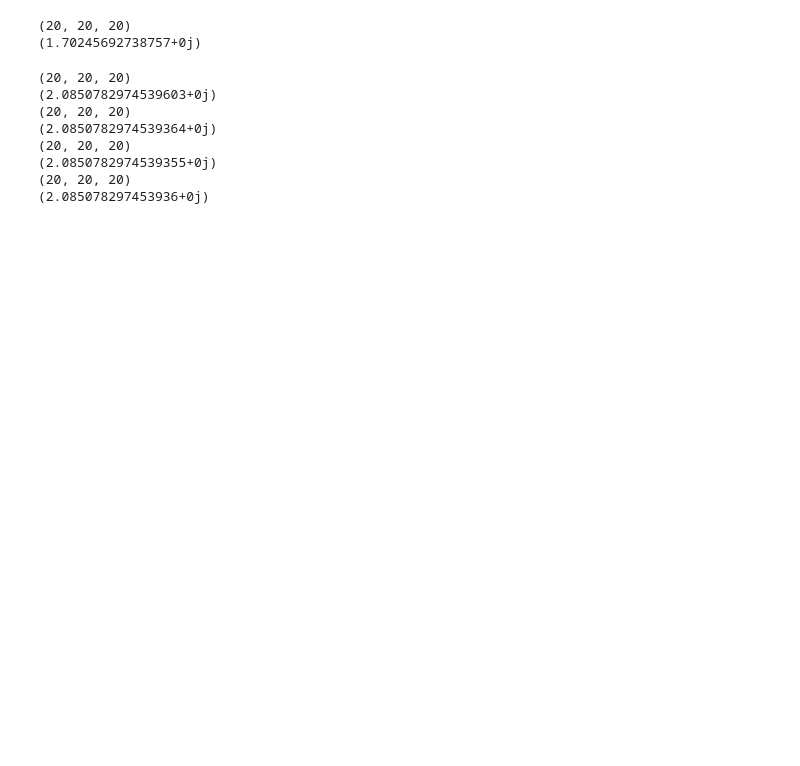
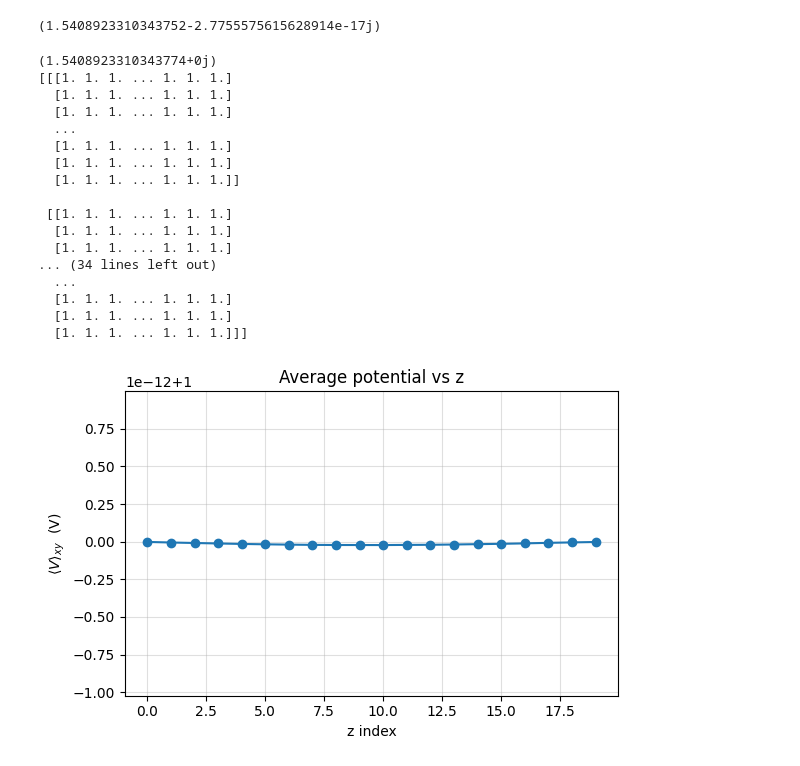
Before and after one commit to nandandiwan/transistorNEGF, a Jupyter notebook: src/tight_binding/selfConsistent.ipynb, the cells around one changed output. Cells and saved outputs as stored; diff of their text form; code cells hidden in the pictures; blank space fills up the shorter version.

```diff
--- a/src/tight_binding/selfConsistent.ipynb
+++ b/src/tight_binding/selfConsistent.ipynb
@@ -166,33 +221,57 @@ def solvePoisson(rho_data, Vg):
 # %%
-TB = TightBindingHamiltonian(4)
+TB = TightBindingHamiltonian(6)
 a = 1.0
 G  = np.array([0, 0])
 K  = np.array([1/2, 1/2])
 W  =np.array([-1,0])
 
 # plot
 plotter = plotter(TB)
-plotter.build_k_path([W, G, K], points_per_segment=200)
+potPlotter = PotPlotter(TB)
 
 
 unitCell = TB.unitCell
 unitCell.setGrid(10,10,20)
-for i in range(5):
+oldCBM = 100
+
+
+for i in range(10):
     cbmEv,cbmVec, vbmEV,vbmVec = TB.getBandValues(k=np.array([0,0]))
+
+
+    if np.abs(cbmEv - oldCBM) < 1e-3:
+        break
+    oldCBM = cbmEv
     rho = charge_density_grid(unitCell, cbmVec)
     rho_prime = modifyForVoltage(rho)
     phi = solvePoisson(rho_prime, 1)
+
     TB.unitCell.setVoltage(phi)
+    TB.modifySigma(cbmEv,cbmVec, vbmEV,vbmVec)
 
-    TB.modifySigma(cbmEv,cbmVec, vbmEV,vbmVec)
+potPlotter.plot_V_vs_z()
+plotter.build_k_path([W, G, K], points_per_segment=200)
+plotter.plot(energy_window=(-4, 6),
+             k_labels={'W': 0,
+                       r'$\Gamma$': 200,
+                       'K': 400})
 # %% [output]
-(20, 20, 20)
-(1.70245692738757+0j)
+(1.5408923310343752-2.7755575615628914e-17j)
-(20, 20, 20)
-(2.0850782974539603+0j)
-(20, 20, 20)
-(2.0850782974539364+0j)
-(20, 20, 20)
-(2.0850782974539355+0j)
-(20, 20, 20)
-(2.085078297453936+0j)
+(1.5408923310343774+0j)
+[[[1. 1. 1. ... 1. 1. 1.]
+  [1. 1. 1. ... 1. 1. 1.]
+  [1. 1. 1. ... 1. 1. 1.]
+  ...
+  [1. 1. 1. ... 1. 1. 1.]
+  [1. 1. 1. ... 1. 1. 1.]
+  [1. 1. 1. ... 1. 1. 1.]]
+
+ [[1. 1. 1. ... 1. 1. 1.]
+  [1. 1. 1. ... 1. 1. 1.]
+  [1. 1. 1. ... 1. 1. 1.]
+... (34 lines left out)
+  ...
+  [1. 1. 1. ... 1. 1. 1.]
+  [1. 1. 1. ... 1. 1. 1.]
+  [1. 1. 1. ... 1. 1. 1.]]]
+[figure, added]
```
Also changed, not shown: parts of 5 cells of this notebook, 3 other files.
